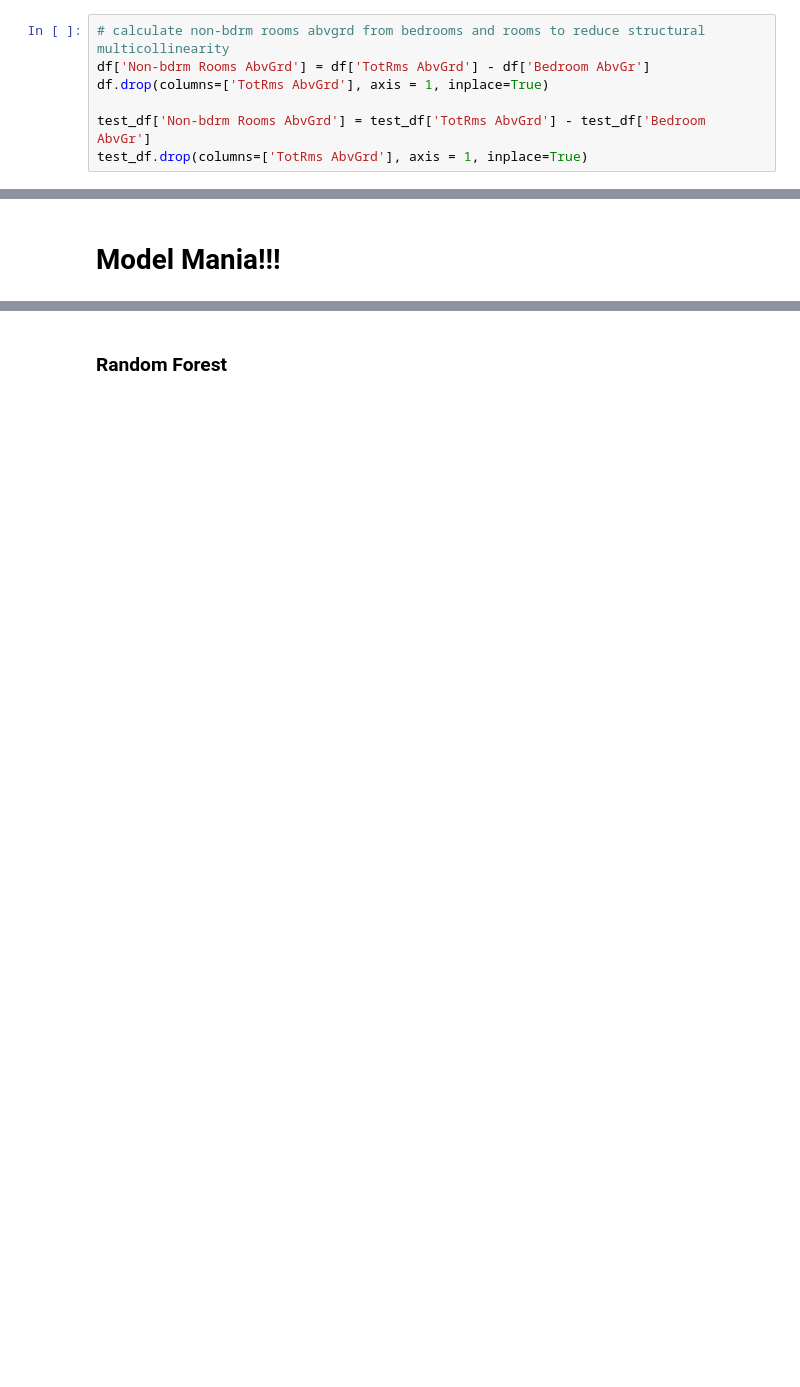
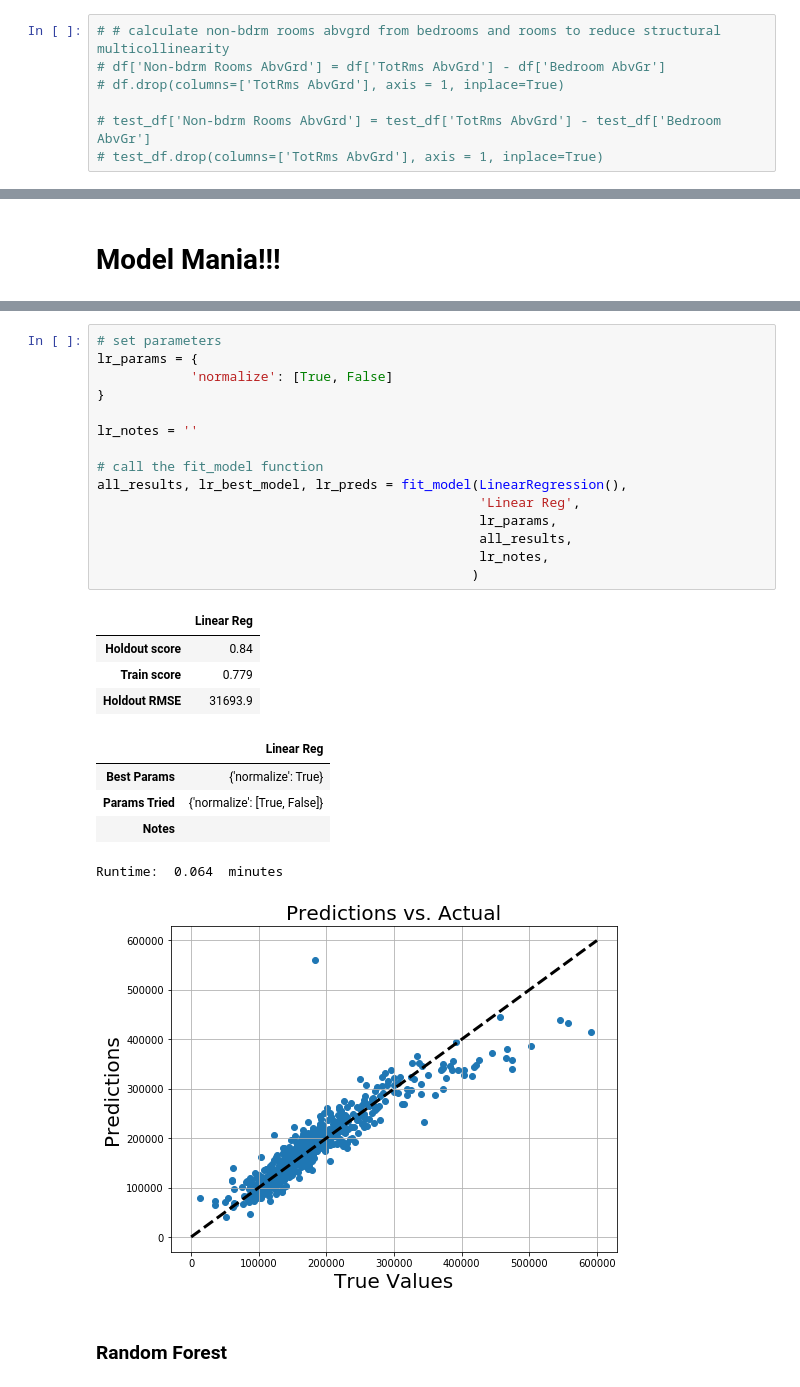
Before and after one commit to zachdg7/Housing_Price_Prediction, a Jupyter notebook: housing_submission_maker.ipynb, the cells around one changed output, grey strips where cells are left out. Drawn from its saved outputs; the diff is of its cells as text; blank space fills up the shorter version.

```diff
--- a/housing_submission_maker.ipynb
+++ b/housing_submission_maker.ipynb
@@ -108,9 +78,9 @@ test_df.drop(columns=['Yr Sold', 'Year Remod/Add'], axis = 1, inplace=True)
 # %% [markdown]
 ### Calculate non-bdrm rooms abvgrd from bedrooms and rooms to reduce structural multicollinearity
 # %%
-# calculate non-bdrm rooms abvgrd from bedrooms and rooms to reduce structural multicollinearity
-df['Non-bdrm Rooms AbvGrd'] = df['TotRms AbvGrd'] - df['Bedroom AbvGr']
-df.drop(columns=['TotRms AbvGrd'], axis = 1, inplace=True)
+# # calculate non-bdrm rooms abvgrd from bedrooms and rooms to reduce structural multicollinearity
+# df['Non-bdrm Rooms AbvGrd'] = df['TotRms AbvGrd'] - df['Bedroom AbvGr']
+# df.drop(columns=['TotRms AbvGrd'], axis = 1, inplace=True)
 
-test_df['Non-bdrm Rooms AbvGrd'] = test_df['TotRms AbvGrd'] - test_df['Bedroom AbvGr']
-test_df.drop(columns=['TotRms AbvGrd'], axis = 1, inplace=True)
+# test_df['Non-bdrm Rooms AbvGrd'] = test_df['TotRms AbvGrd'] - test_df['Bedroom AbvGr']
+# test_df.drop(columns=['TotRms AbvGrd'], axis = 1, inplace=True)
@@ -262,3 +238,29 @@ def fit_model(model, model_name, params, all_results, notes):
+# %%
+# set parameters
+lr_params = {
+            'normalize': [True, False]
+}
+
+lr_notes = ''
+
+# call the fit_model function
+all_results, lr_best_model, lr_preds = fit_model(LinearRegression(),
+                                                 'Linear Reg',
+                                                 lr_params,
+                                                 all_results,
+                                                 lr_notes,
+                                                )
+# %% [output]
+|  | Linear Reg |
+| Holdout score | 0.84 |
+| Train score | 0.779 |
+| Holdout RMSE | 31693.9 |
+|  | Linear Reg |
+| Best Params | {'normalize': True} |
+| Params Tried | {'normalize': [True, False]} |
+| Notes |  |
+Runtime:  0.064  minutes
+[figure, added]
 # %% [markdown]
 ### Random Forest
 # %%
```
Also changed, not shown: parts of 47 cells of this notebook, 3 other files.
